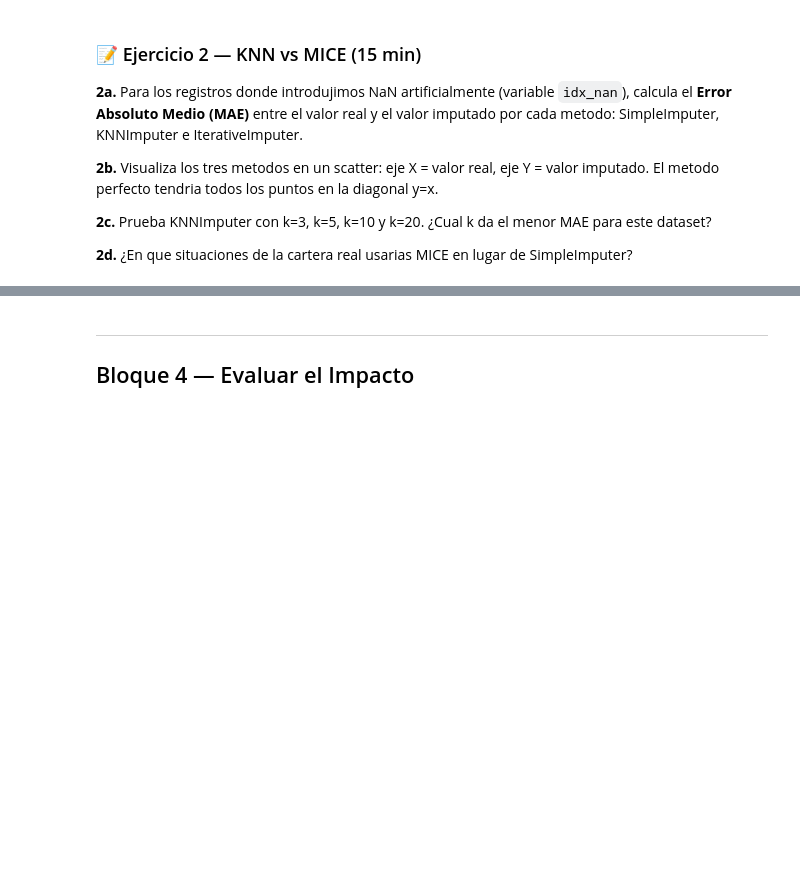
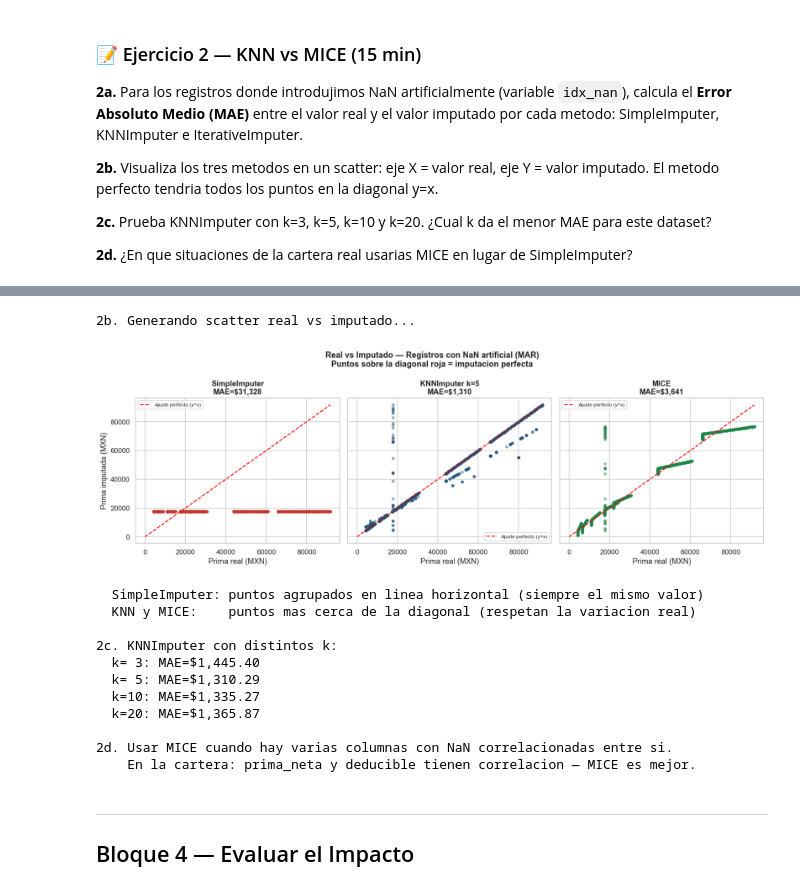
Before and after one commit to Mich3lx/diplomado-ml-victor-michel, a Jupyter notebook: Modulo_2/sesion_8/M2_T2_imputacion_notebook.ipynb, the cells around one changed output, grey strips where cells are left out. Cells and saved outputs as stored; diff of their text form; code cells hidden in the pictures; blank space fills up the shorter version.

Commit message:
sesion imputacion

```diff
--- a/Modulo_2/sesion_8/M2_T2_imputacion_notebook.ipynb
+++ b/Modulo_2/sesion_8/M2_T2_imputacion_notebook.ipynb
@@ -418,3 +687,57 @@ El metodo perfecto tendria todos los puntos en la diagonal y=x.
+# %%
+# ── 2b: Scatter real vs imputado ──────────────────────────────────────────────
+print("\n2b. Generando scatter real vs imputado...")
+fig, axes = plt.subplots(1, 3, figsize=(15, 5), sharey=True, sharex=True)
+colores = {'SimpleImputer':'#C0392B', 'KNNImputer k=5':'#1A5276', 'MICE':'#1E8449'}
+for ax, (nombre, pred_arr) in zip(axes, pred_guardadas.items()):
+    real_f = prima_verdadera_arr[mask_nan_bool]
+    pred_f = pred_arr[mask_nan_bool]
+    mae_v  = mean_absolute_error(real_f, pred_f)
+    ax.scatter(real_f, pred_f, alpha=0.4, s=15, color=colores[nombre])
+    lim = max(real_f.max(), pred_f.max())
+    ax.plot([0, lim], [0, lim], color='red', linestyle='--',
+            linewidth=1.5, label='Ajuste perfecto (y=x)')
+    ax.set_title(f'{nombre}\nMAE=${mae_v:,.0f}', fontweight='bold')
+    ax.set_xlabel('Prima real (MXN)')
+    if ax == axes[0]:
+        ax.set_ylabel('Prima imputada (MXN)')
+    ax.legend(fontsize=8)
+fig.suptitle(
+    'Real vs Imputado — Registros con NaN artificial (MAR)\n'
+    'Puntos sobre la diagonal roja = imputacion perfecta',
+    fontsize=13, fontweight='bold'
+)
+plt.tight_layout()
+plt.show()
+print("  SimpleImputer: puntos agrupados en linea horizontal (siempre el mismo valor)")
+print("  KNN y MICE:    puntos mas cerca de la diagonal (respetan la variacion real)")
+# ── 2c: Comparar distintos k ──────────────────────────────────────────────────
+print("\n2c. KNNImputer con distintos k:")
+for k in [3, 5, 10, 20]:
+    X_knn    = KNNImputer(n_neighbors=k).fit_transform(X_sc)
+    pred_arr = scaler.inverse_transform(X_knn)[:, features_num.index('prima_neta')]
+    mae      = mean_absolute_error(
+        prima_verdadera_arr[mask_nan_bool],
+        pred_arr[mask_nan_bool]
+    )
+    print(f"  k={k:>2}: MAE=${mae:,.2f}")
+print()
+print("2d. Usar MICE cuando hay varias columnas con NaN correlacionadas entre si.")
+print("    En la cartera: prima_neta y deducible tienen correlacion — MICE es mejor.")
+# %% [output]
+2b. Generando scatter real vs imputado...
+[figure, added]
+  SimpleImputer: puntos agrupados en linea horizontal (siempre el mismo valor)
+  KNN y MICE:    puntos mas cerca de la diagonal (respetan la variacion real)
+
+2c. KNNImputer con distintos k:
+  k= 3: MAE=$1,445.40
+  k= 5: MAE=$1,310.29
+  k=10: MAE=$1,335.27
+  k=20: MAE=$1,365.87
+
+2d. Usar MICE cuando hay varias columnas con NaN correlacionadas entre si.
+    En la cartera: prima_neta y deducible tienen correlacion — MICE es mejor.
 # %% [markdown]
 ---
 ## Bloque 4 — Evaluar el Impacto
```
Also changed, not shown: parts of 6 cells of this notebook, 1 other file.
